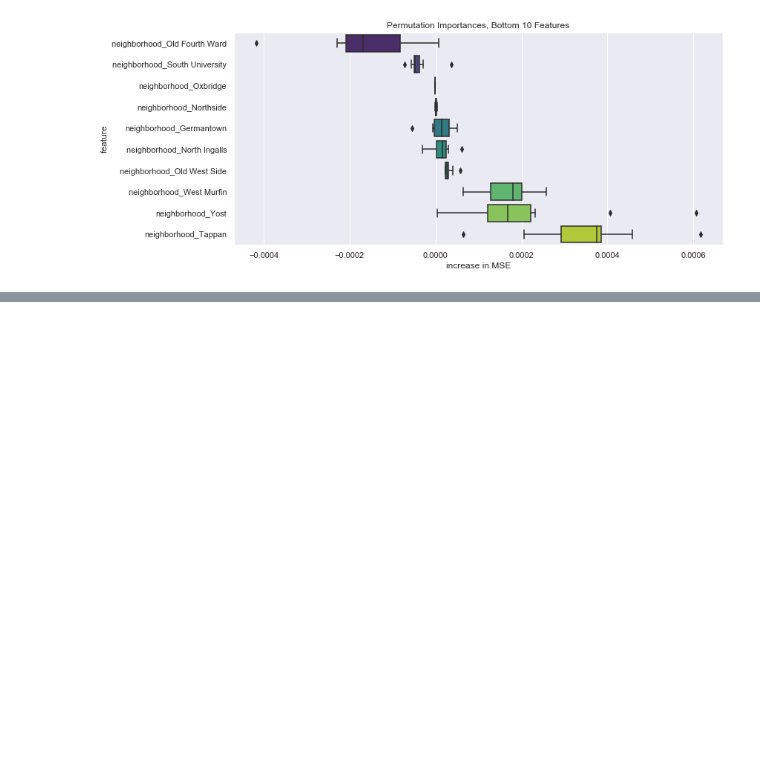
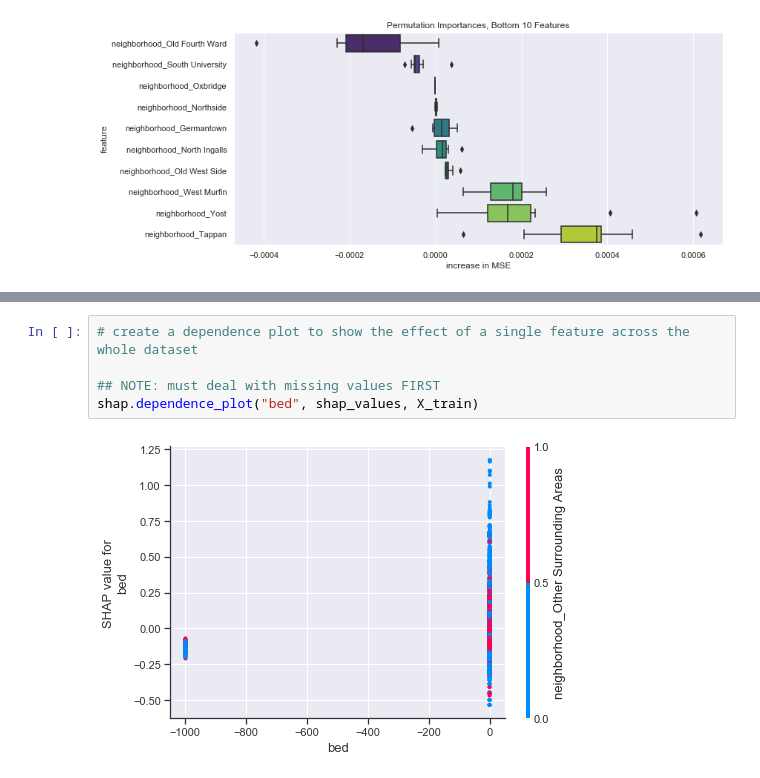
Before and after one commit to lilyzhai/housing-survey, a Jupyter notebook: regression/random-forest.ipynb, the cells around one changed output, grey strips where cells are left out. Cells and saved outputs as stored; diff of their text form; blank space fills up the shorter version.

```diff
--- a/regression/random-forest.ipynb
+++ b/regression/random-forest.ipynb
@@ -175,0 +209,7 @@ plt.savefig('permutation-importance-bottom10.png', dpi=300)
+# %%
+# create a dependence plot to show the effect of a single feature across the whole dataset
+
+## NOTE: must deal with missing values FIRST
+shap.dependence_plot("bed", shap_values, X_train)
+# %% [output]
+[figure, added]
```
Also changed, not shown: parts of 8 cells of this notebook, 2 other files.
